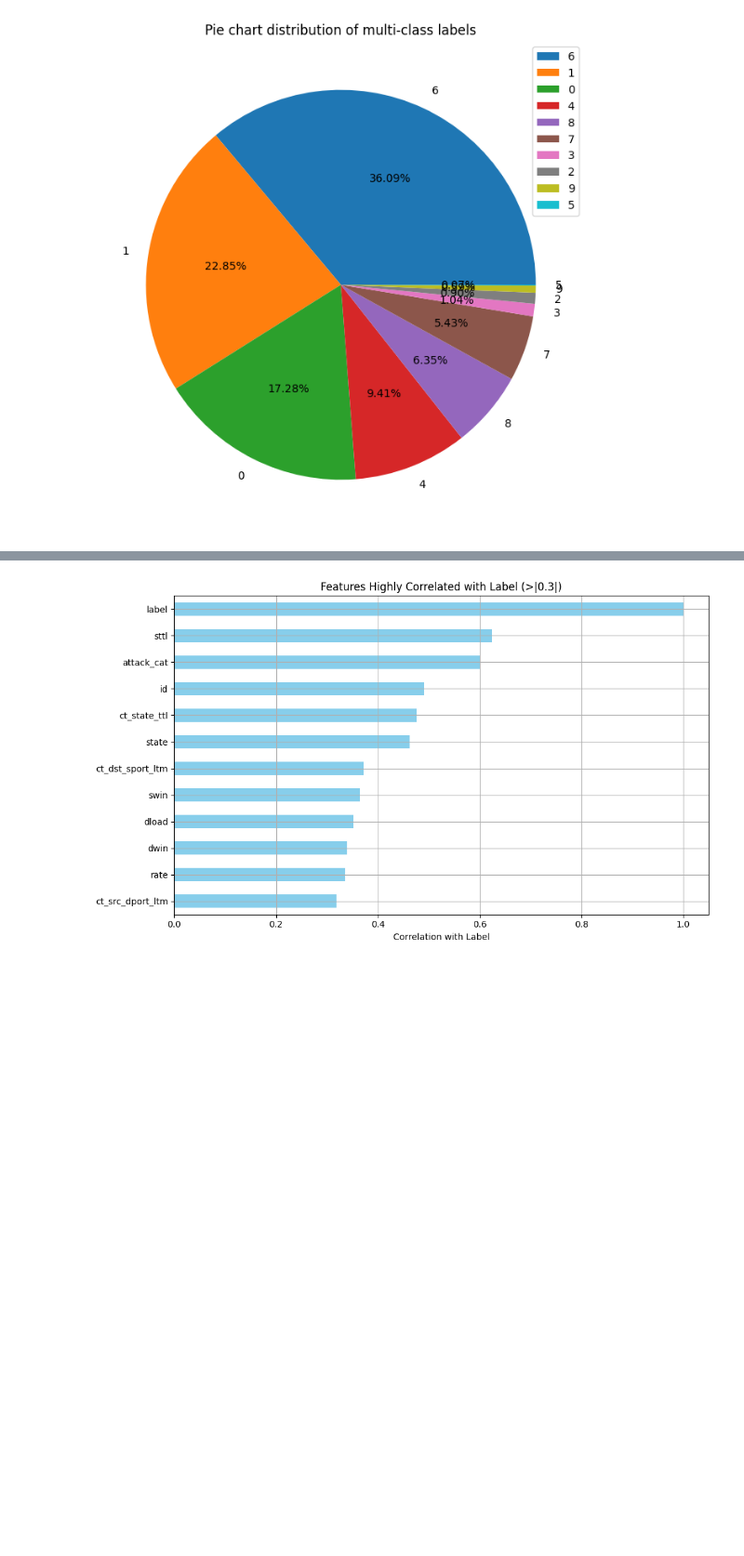
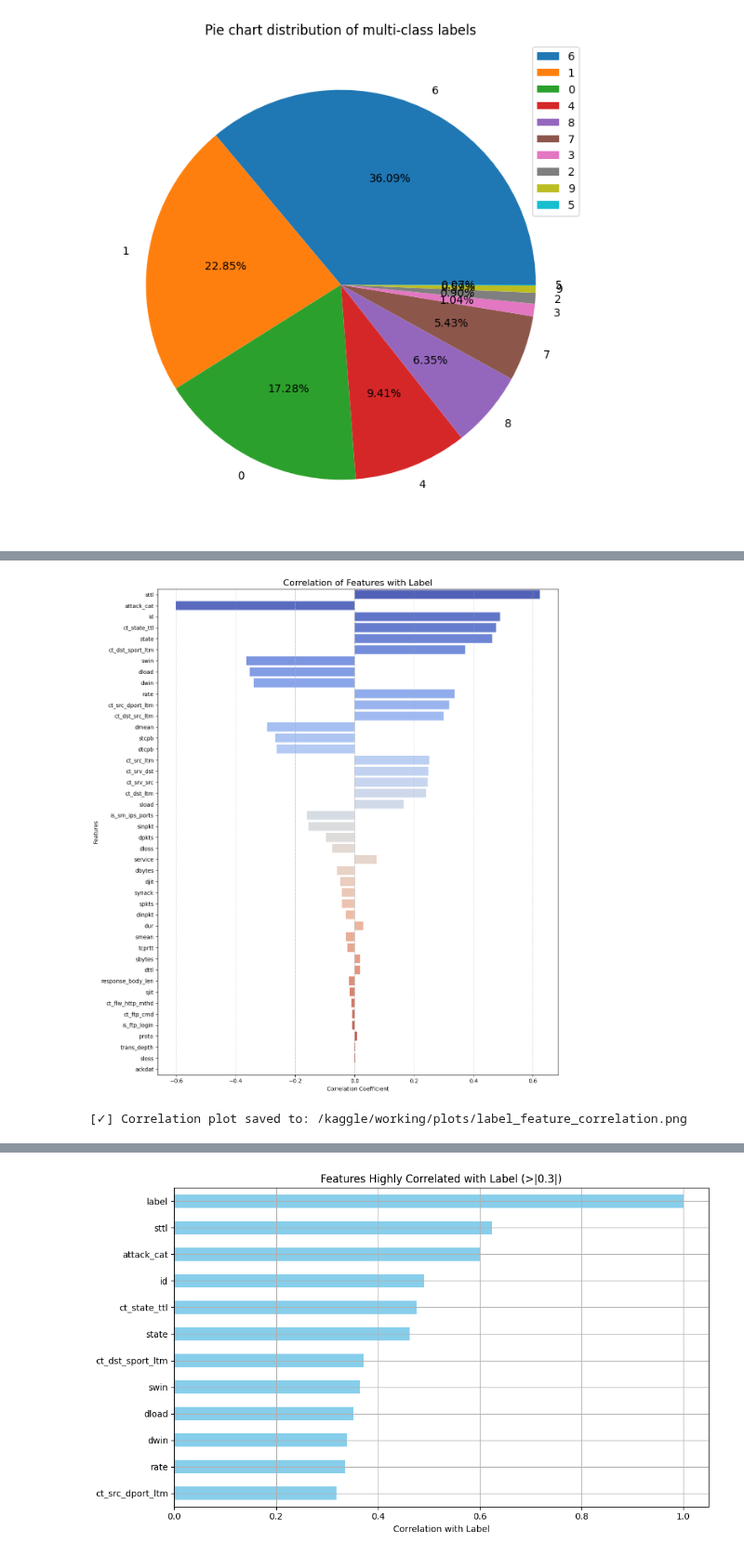
Before and after one commit to hananbahtiti/Hybrid-Intrusion-detection-Systems, a Jupyter notebook: network_IDS.ipynb, the cells around one changed output, grey strips where cells are left out. Shown at 93% size. Drawn from its saved outputs; the diff is of its cells as text; code cells hidden in the pictures; blank space fills up the shorter version.

```diff
--- a/network_IDS.ipynb
+++ b/network_IDS.ipynb
@@ -334,0 +448,15 @@ memory usage: 88.5 MB
+# %%
+# ===========================
+# 📂 Step 13: Load and Inspect the Dataset
+# ===========================
+
+# Load the dataset from the specified CSV file into a pandas DataFrame
+df = pd.read_csv(f'{dataset_folder}/UNSW_NB15.csv')
+
+# Display the summary information about the DataFrame, including the number of rows, columns, and data types
+print("\n📊 Dataset Info:")
+df.info()
+
+# Display the first 5 rows of the dataset to preview its contents
+print("\n👁️ First 5 Rows of the Dataset:")
+df.head()
@@ -408,0 +586,40 @@ Name: label, dtype: float64
+# %%
+# ===========================
+# 📊 Step 18: Plot Feature Correlation with Label Only
+# ===========================
+
+# ✅ Calculate the correlation matrix for numeric columns
+corr_matrix = df.corr(numeric_only=True)
+
+# ✅ Extract only the correlations with the 'label' column and sort by absolute value
+label_corr = corr_matrix['label'].drop('label').sort_values(key=lambda x: abs(x), ascending=False)
+
+# ✅ Set the figure size based on number of features
+plt.figure(figsize=(12, max(2, len(label_corr) * 0.3)))  # Dynamic height for better readability
+
+# ✅ Plot the correlation with the label using a horizontal bar chart
+sns.barplot(
+    x=label_corr.values,
+    y=label_corr.index,
+    palette='coolwarm'
+)
+
+# ✅ Add labels and title
+plt.title('Correlation of Features with Label', fontsize=16)
+plt.xlabel('Correlation Coefficient')
+plt.ylabel('Features')
+plt.grid(True, axis='x', linestyle='--', alpha=0.7)
+
+# ✅ Save the plot as PNG
+correlation_plot_path = f'{plots_folder}/label_feature_correlation.png'
+plt.tight_layout()
+plt.savefig(correlation_plot_path)
+
+# ✅ Display the plot
+plt.show()
+
+# ✅ Print success message
+print(f"[✓] Correlation plot saved to: {correlation_plot_path}")
+# %% [output]
+[figure, added]
+[✓] Correlation plot saved to: /kaggle/working/plots/label_feature_correlation.png
```
Also changed, not shown: parts of 58 cells of this notebook.
